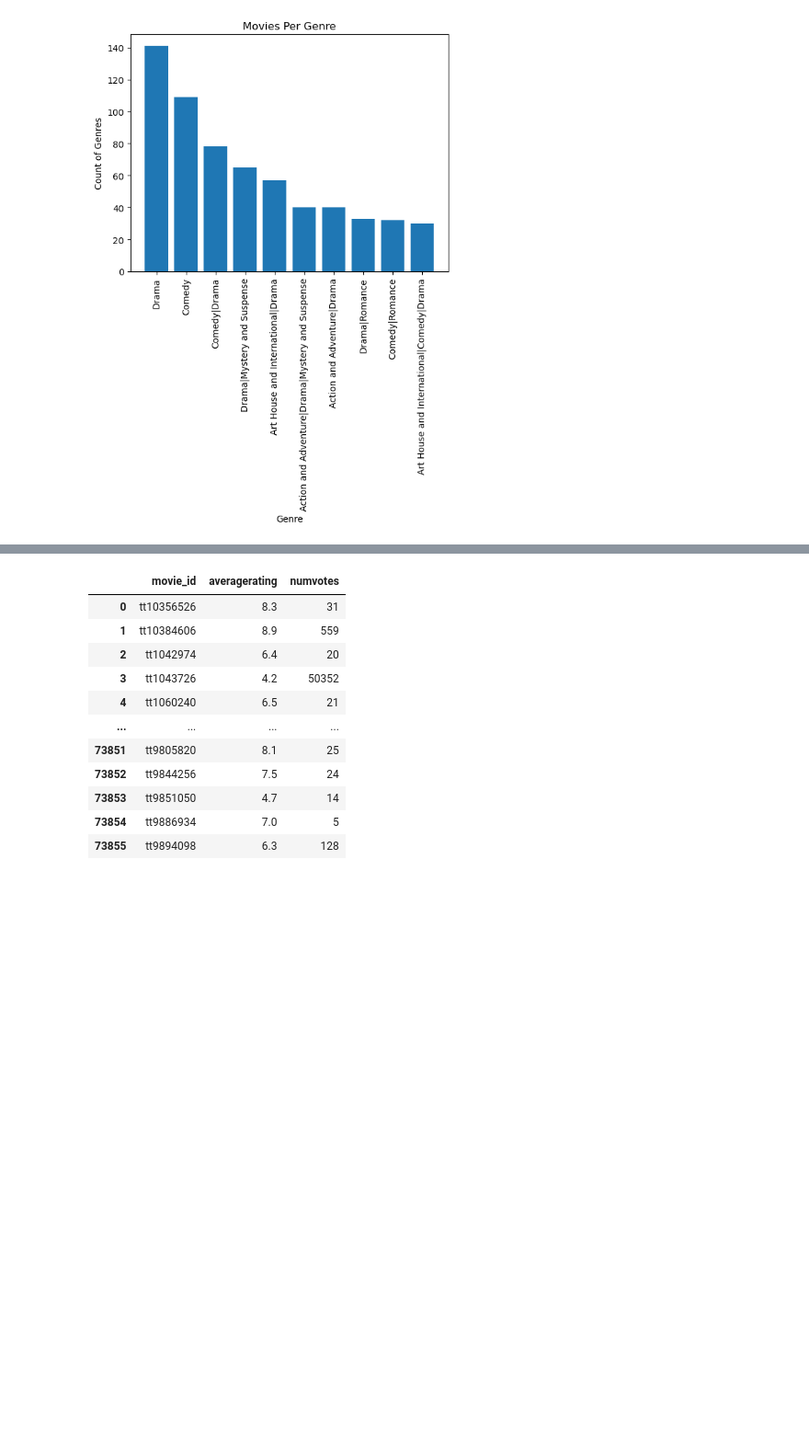
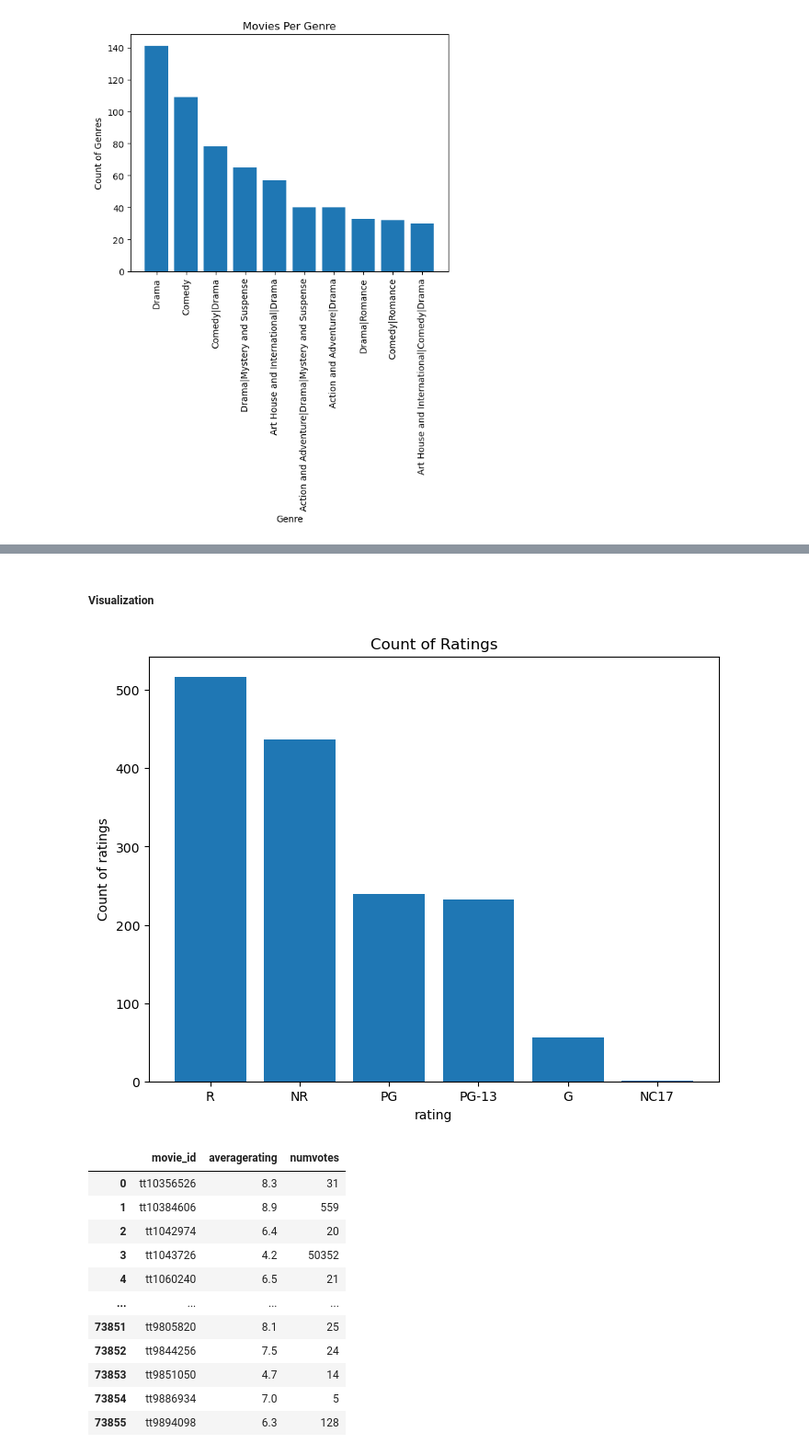
Before and after one commit to jgatharia/DS_Phase_1_Project, a Jupyter notebook: index.ipynb, the cells around one changed output, grey strips where cells are left out. Shown: that part at 92% size. Cells and saved outputs as stored; diff of their text form; code cells hidden in the pictures; blank space fills up the shorter version.

Commit message:
Count of  Ratings

```diff
--- a/index.ipynb
+++ b/index.ipynb
@@ -493,3 +493,7 @@ ax.set_title('Movies Per Genre');
 plt.show()
 # %% [output]
 [figure]
+# %%
+#changed the runtime column from object to integer so as to calculate the statistical analysis.
+movie_rating_cleaned['runtime'] = movie_rating_cleaned['runtime'].str.replace('minutes', '').astype(int)
+movie_rating_cleaned
@@ -495,0 +532,4 @@ plt.show()
+# %%
+#to check the value counts of the rating column
+movie_ratings = movie_rating_cleaned['rating'].value_counts()
+movie_ratings
@@ -496,3 +545,15 @@ plt.show()
+# %% [markdown]
+##### Visualization
+# %%
+fig, ax = plt.subplots(figsize=(8,6))
+
+ax.bar(movie_ratings.index, movie_ratings.values)
+
+ax.set_xlabel('rating')
+ax.set_ylabel('Count of ratings')
+ax.set_title('Count of Ratings');
+# %% [output]
+[figure, added]
 # %%
 import pandas as pd
 import sqlite3
```
Also changed, not shown: parts of 3 cells of this notebook.
